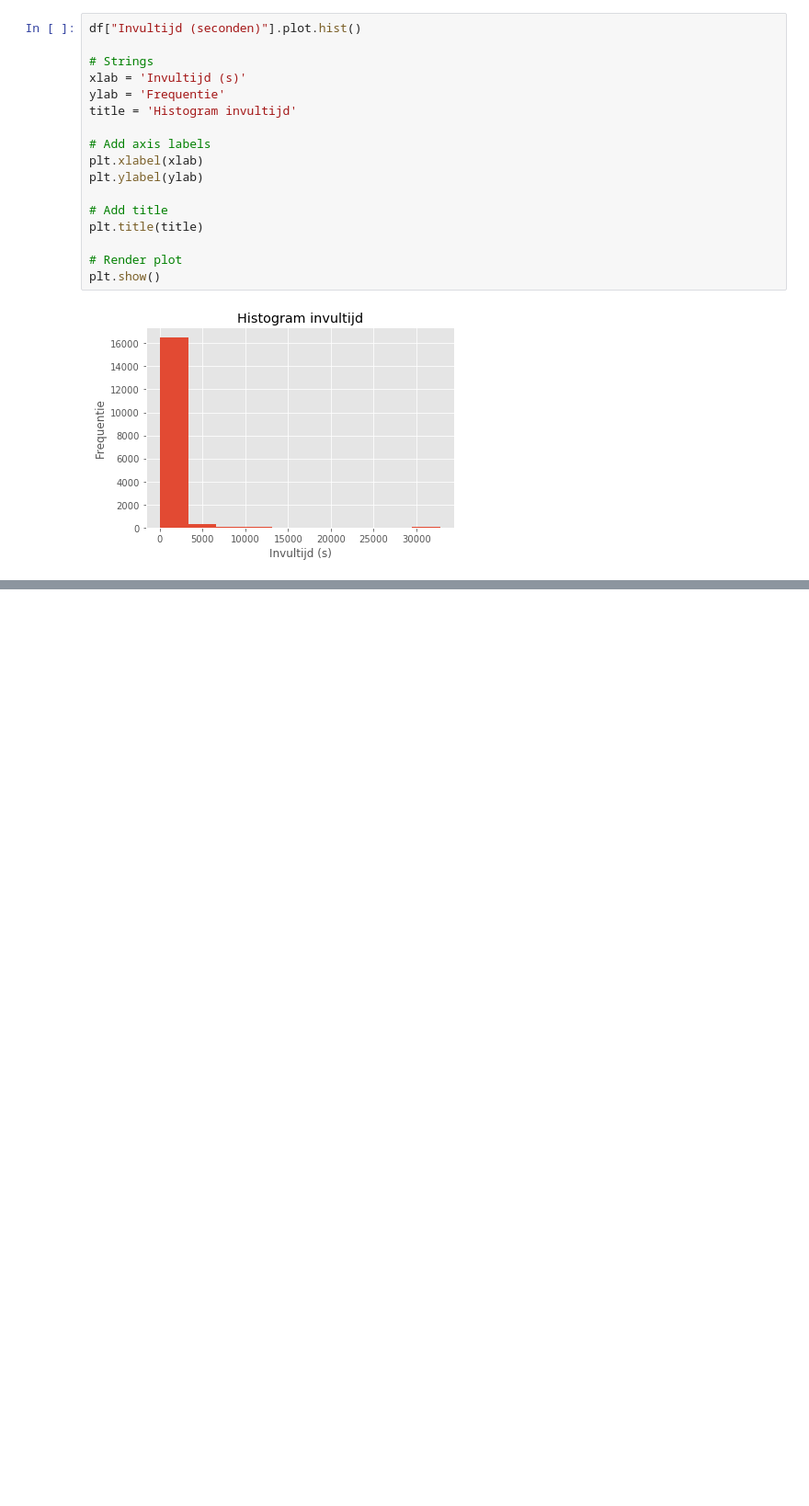
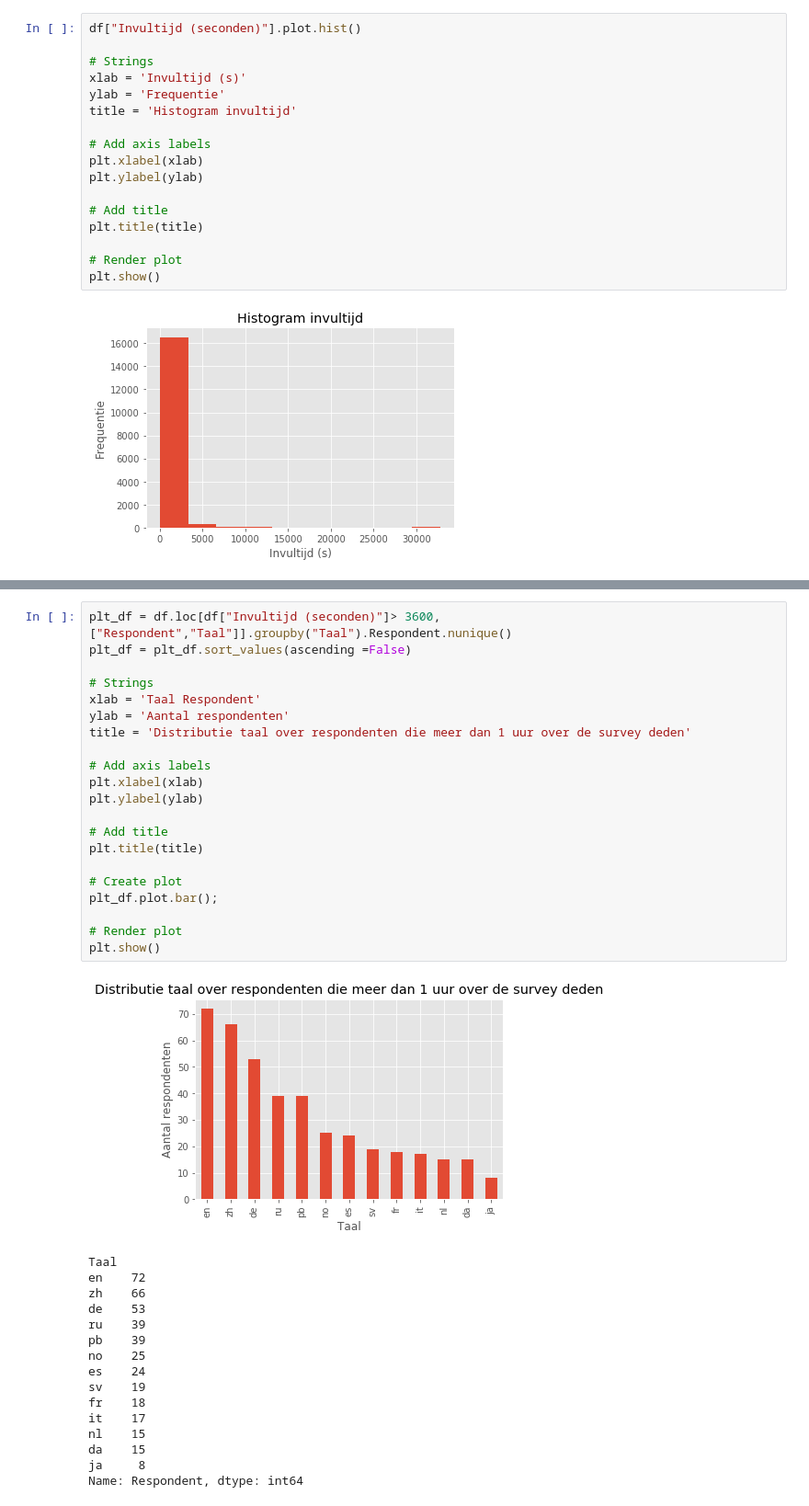
Before and after one commit to tomhostyn/VlMe2017, a Jupyter notebook: Wrangling.ipynb, the cells around one changed output, grey strips where cells are left out. Shown at 92% size. Cells and saved outputs as stored; diff of their text form; blank space fills up the shorter version.

```diff
--- a/Wrangling.ipynb
+++ b/Wrangling.ipynb
@@ -142,0 +143,38 @@ plt.show()
+# %%
+plt_df = df.loc[df["Invultijd (seconden)"]> 3600, ["Respondent","Taal"]].groupby("Taal").Respondent.nunique()
+plt_df = plt_df.sort_values(ascending =False)
+
+# Strings
+xlab = 'Taal Respondent'
+ylab = 'Aantal respondenten'
+title = 'Distributie taal over respondenten die meer dan 1 uur over de survey deden'
+
+# Add axis labels
+plt.xlabel(xlab)
+plt.ylabel(ylab)
+
+# Add title
+plt.title(title)
+
+# Create plot
+plt_df.plot.bar();
+
+# Render plot
+plt.show()
+# %% [output]
+[figure, added]
+Taal
+en    72
+zh    66
+de    53
+ru    39
+pb    39
+no    25
+es    24
+sv    19
+fr    18
+it    17
+nl    15
+da    15
+ja     8
+Name: Respondent, dtype: int64
```
Also changed, not shown: parts of 3 cells of this notebook.
